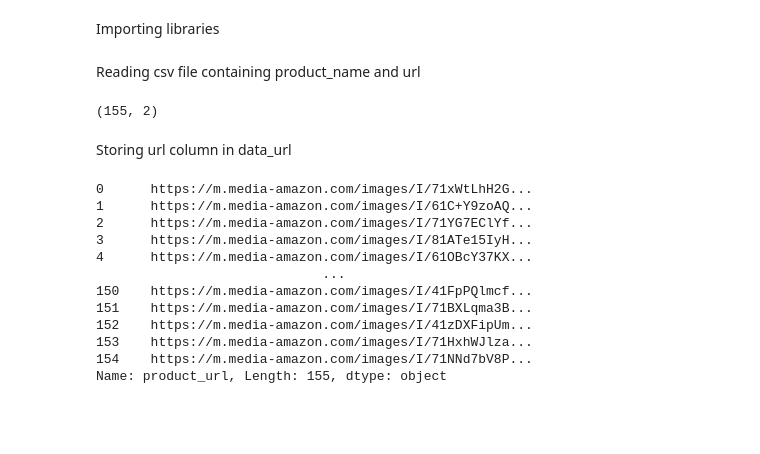
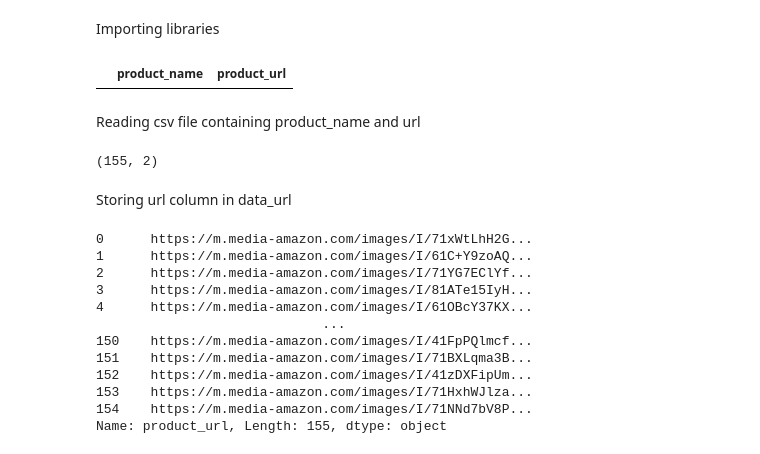
Before and after one commit to Shreyash-Pardhi/Python_Practice, a Jupyter notebook: Python/Assessment-2 (GOOGLE VISION API)/demo.ipynb, the cells around one changed output. Cells and saved outputs as stored; diff of their text form; code cells hidden in the pictures; blank space fills up the shorter version.

```diff
--- a/Python/Assessment-2 (GOOGLE VISION API)/demo.ipynb
+++ b/Python/Assessment-2 (GOOGLE VISION API)/demo.ipynb
@@ -5,6 +5,11 @@ import pandas as pd
 from google.cloud import vision, storage
 import os
 os.environ["GOOGLE_APPLICATION_CREDENTIALS"] = "D:\\Work and Assignments\\Python\\Assessment-2 (GOOGLE VISION API)\\storage_key.json"
+# %%
+d = pd.read_csv("D:\\Work and Assignments\\Python\\demo.csv")
+d
+# %% [output]
+|  | product_name | product_url |
 # %% [markdown]
 Reading csv file containing product_name and url
 # %%
```
Also changed, not shown: 27 other files.
